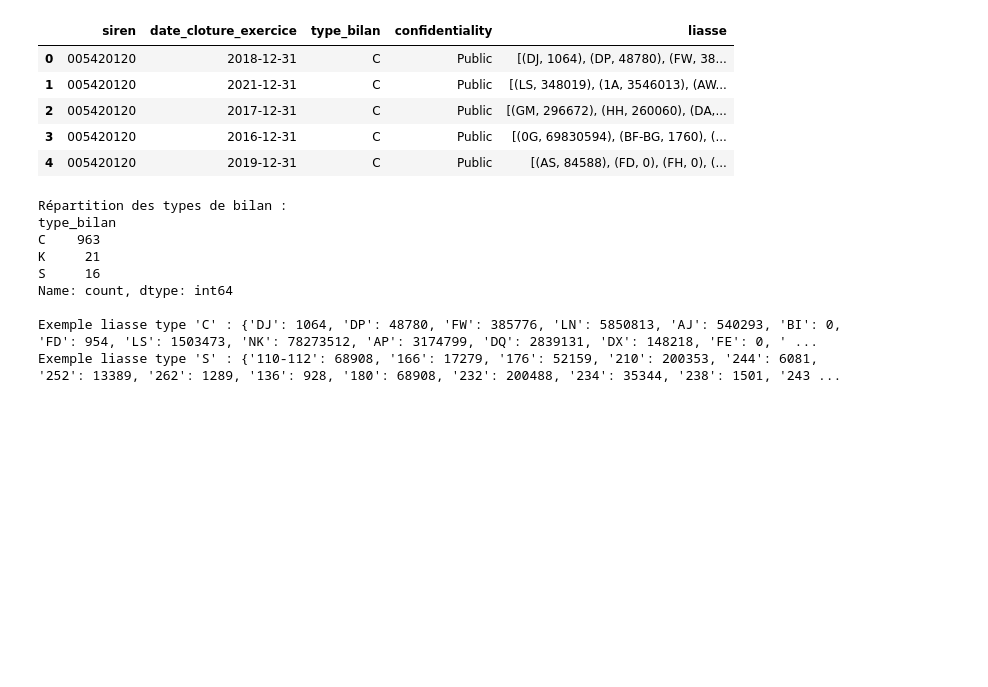
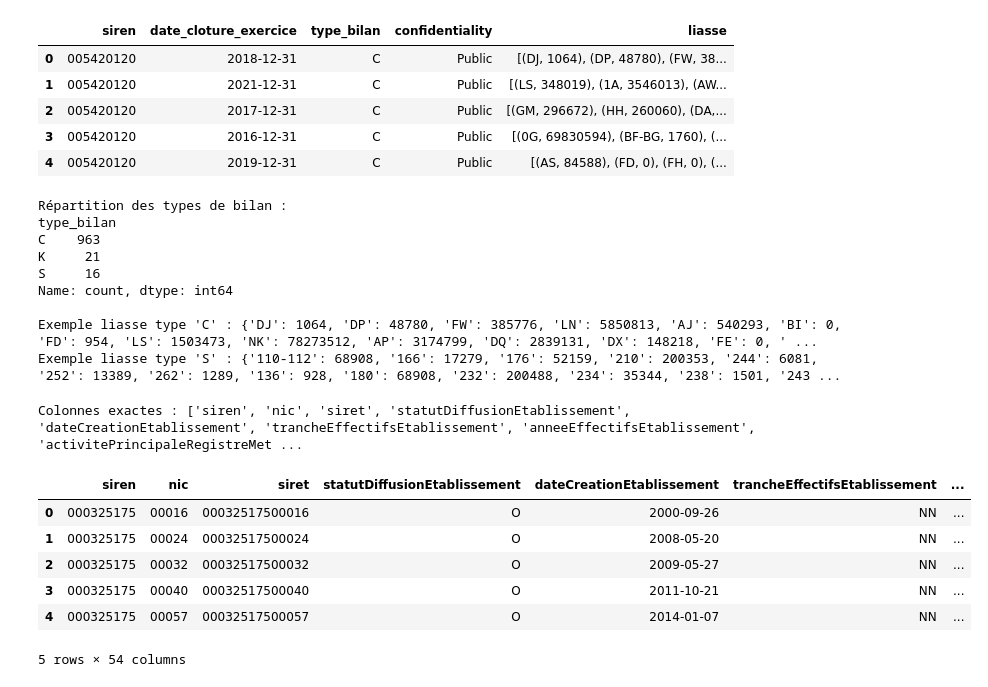
Before and after one commit to Glemesre/2A-Python-pour-la-data-science, a Jupyter notebook: main.ipynb, the cells around one changed output. Cells and saved outputs as stored; diff of their text form; code cells hidden in the pictures; blank space fills up the shorter version.

Commit message:
Nouveau jeu de données (SIRET)

```diff
--- a/main.ipynb
+++ b/main.ipynb
@@ -132,3 +132,24 @@ Name: count, dtype: int64
 
 Exemple liasse type 'C' : {'DJ': 1064, 'DP': 48780, 'FW': 385776, 'LN': 5850813, 'AJ': 540293, 'BI': 0, 'FD': 954, 'LS': 1503473, 'NK': 78273512, 'AP': 3174799, 'DQ': 2839131, 'DX': 148218, 'FE': 0, ' ...
 Exemple liasse type 'S' : {'110-112': 68908, '166': 17279, '176': 52159, '210': 200353, '244': 6081, '252': 13389, '262': 1289, '136': 928, '180': 68908, '232': 200488, '234': 35344, '238': 1501, '243 ...
+# %%
+URL_SIRET = (
+    "https://minio.lab.sspcloud.fr/glemesre/diffusion/"
+    "stock-stocketablissement-parquet.parquet"
+)
+
+with fsspec.open(URL_SIRET, "rb") as f:
+    pf = pq.ParquetFile(f)
+    print("Colonnes exactes :", pf.schema_arrow.names)
+    apercu = next(pf.iter_batches(batch_size=5)).to_pandas()
+
+apercu
+# %% [output]
+Colonnes exactes : ['siren', 'nic', 'siret', 'statutDiffusionEtablissement', 'dateCreationEtablissement', 'trancheEffectifsEtablissement', 'anneeEffectifsEtablissement', 'activitePrincipaleRegistreMet ...
+|  | siren | nic | siret | statutDiffusionEtablissement | dateCreationEtablissement | trancheEffectifsEtablissement | ... |
+| 0 | 000325175 | 00016 | 00032517500016 | O | 2000-09-26 | NN | ... |
+| 1 | 000325175 | 00024 | 00032517500024 | O | 2008-05-20 | NN | ... |
+| 2 | 000325175 | 00032 | 00032517500032 | O | 2009-05-27 | NN | ... |
+| 3 | 000325175 | 00040 | 00032517500040 | O | 2011-10-21 | NN | ... |
+| 4 | 000325175 | 00057 | 00032517500057 | O | 2014-01-07 | NN | ... |
+5 rows × 54 columns
```
